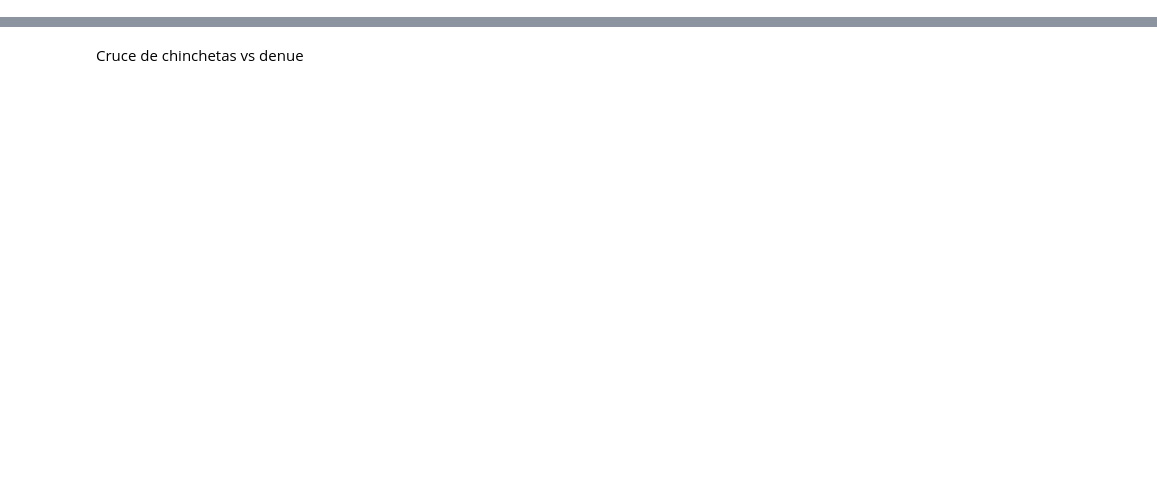
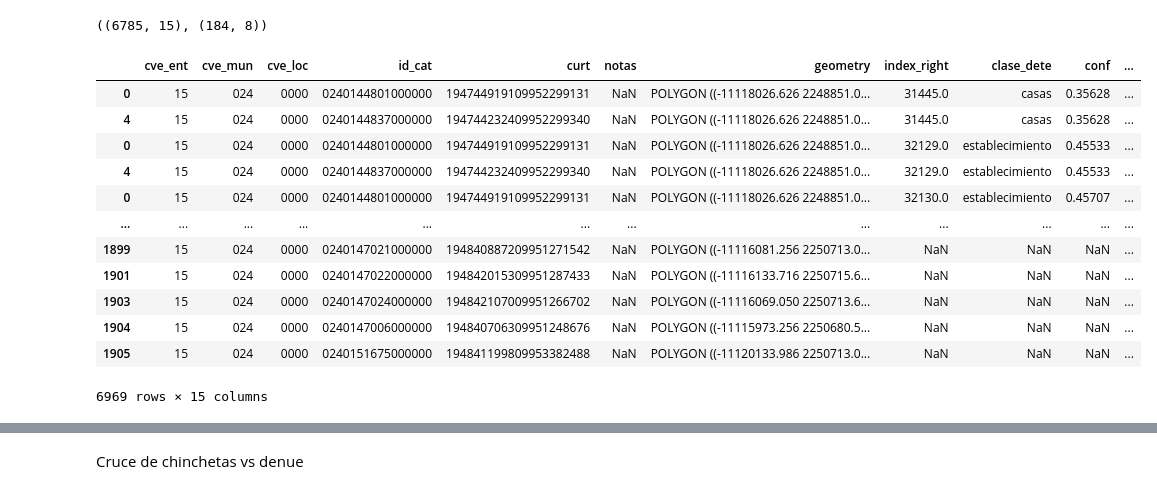
Before and after one commit to DiosLara/Newst_codes, a Jupyter notebook: preparacion_datos/Cruces_limpieza_casas.ipynb, the cells around one changed output, grey strips where cells are left out. Cells and saved outputs as stored; diff of their text form; code cells hidden in the pictures; blank space fills up the shorter version.

```diff
--- a/preparacion_datos/Cruces_limpieza_casas.ipynb
+++ b/preparacion_datos/Cruces_limpieza_casas.ipynb
@@ -0,0 +156,3 @@
+# %%
+cruce_curt=gpd.sjoin(CURT_mun,casas)
+cruce_curt#.shape
@@ -0,0 +177,4 @@
+# %%
+#Identificador de los que sí cruzan x curt
+cruce_curt['CURT_si']=1
+cruce_curt.tail(3)
@@ -0,0 +186,4 @@
+# %%
+#Base de los que no cruzan x CURT
+no_cruzanxcurt=CURT_mun[~(CURT_mun.geometry.isin(cruce_curt['geometry']))]
+no_cruzanxcurt
@@ -0,0 +204,4 @@
+# %%
+#Identificador de los que no cruzan x curt
+no_cruzanxcurt['CURT_si']=0
+no_cruzanxcurt
@@ -0,0 +222,22 @@
+# %%
+cruce_curt.shape, no_cruzanxcurt.shape
+# %% [output]
+((6785, 15), (184, 8))
+# %%
+#Se concatenan las bases de los que sí cruzan x curt y los que no
+cruce_final_curt=pd.concat([cruce_curt,no_cruzanxcurt])
+cruce_final_curt
+# %% [output]
+|  | cve_ent | cve_mun | cve_loc | id_cat | curt | notas | geometry | index_right | clase_dete | conf | ... |
+| 0 | 15 | 024 | 0000 | 0240144801000000 | 194744919109952299131 | NaN | POLYGON ((-11118026.626 2248851.0... | 31445.0 | casas | 0.35628 | ... |
+| 4 | 15 | 024 | 0000 | 0240144837000000 | 194744232409952299340 | NaN | POLYGON ((-11118026.626 2248851.0... | 31445.0 | casas | 0.35628 | ... |
+| 0 | 15 | 024 | 0000 | 0240144801000000 | 194744919109952299131 | NaN | POLYGON ((-11118026.626 2248851.0... | 32129.0 | establecimiento | 0.45533 | ... |
+| 4 | 15 | 024 | 0000 | 0240144837000000 | 194744232409952299340 | NaN | POLYGON ((-11118026.626 2248851.0... | 32129.0 | establecimiento | 0.45533 | ... |
+| 0 | 15 | 024 | 0000 | 0240144801000000 | 194744919109952299131 | NaN | POLYGON ((-11118026.626 2248851.0... | 32130.0 | establecimiento | 0.45707 | ... |
+| ... | ... | ... | ... | ... | ... | ... | ... | ... | ... | ... | ... |
+| 1899 | 15 | 024 | 0000 | 0240147021000000 | 194840887209951271542 | NaN | POLYGON ((-11116081.256 2250713.0... | NaN | NaN | NaN | ... |
+| 1901 | 15 | 024 | 0000 | 0240147022000000 | 194842015309951287433 | NaN | POLYGON ((-11116133.716 2250715.6... | NaN | NaN | NaN | ... |
+| 1903 | 15 | 024 | 0000 | 0240147024000000 | 194842107009951266702 | NaN | POLYGON ((-11116069.050 2250713.6... | NaN | NaN | NaN | ... |
+| 1904 | 15 | 024 | 0000 | 0240147006000000 | 194840706309951248676 | NaN | POLYGON ((-11115973.256 2250680.5... | NaN | NaN | NaN | ... |
+| 1905 | 15 | 024 | 0000 | 0240151675000000 | 194841199809953382488 | NaN | POLYGON ((-11120133.986 2250713.0... | NaN | NaN | NaN | ... |
+6969 rows × 15 columns
```
Also changed, not shown: parts of 81 cells of this notebook.
